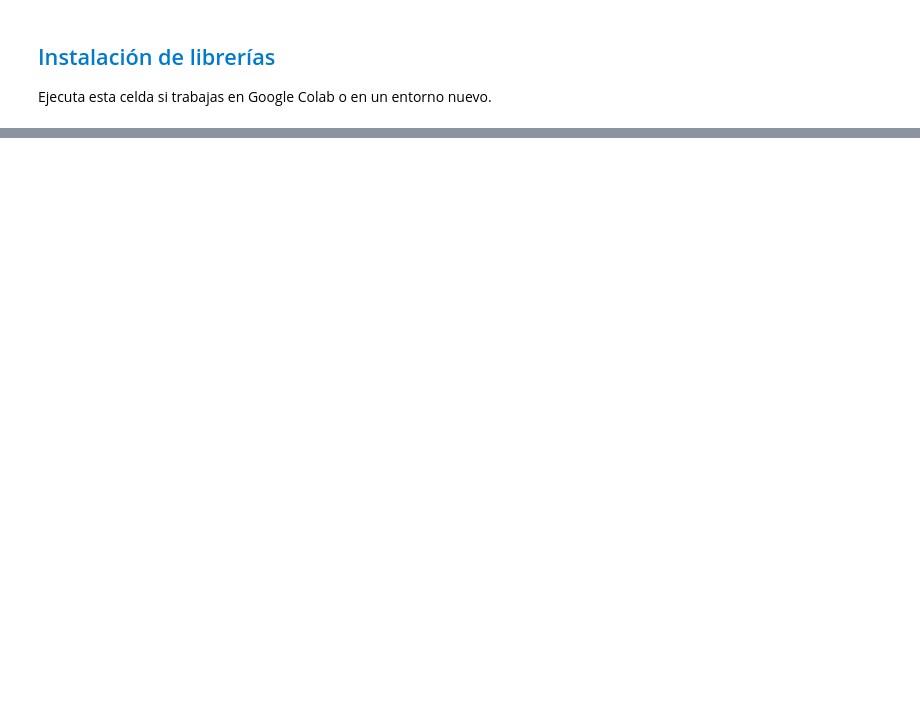
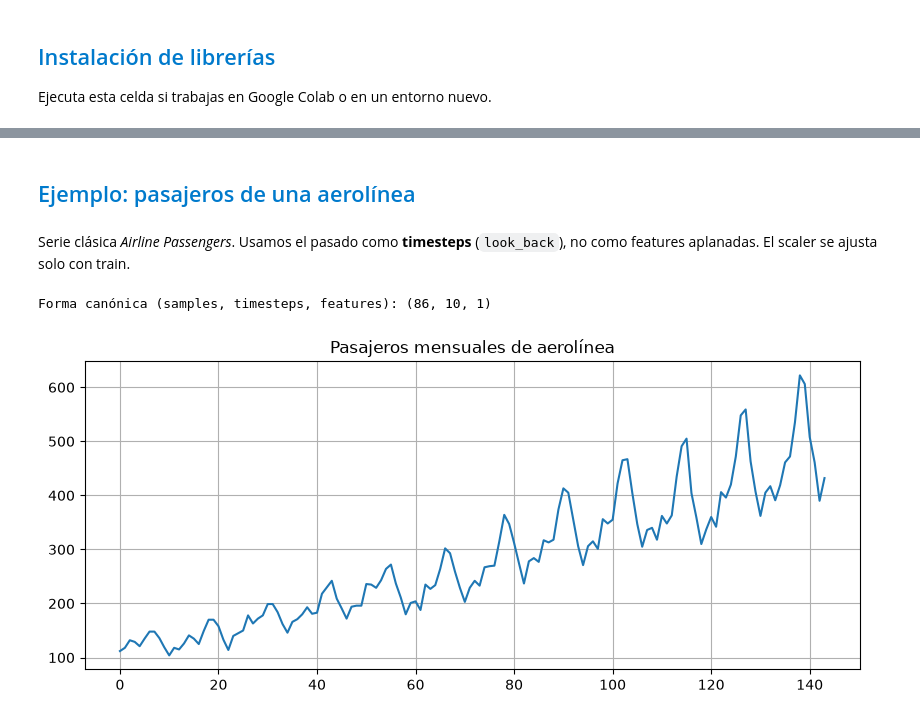
Before and after one commit to contreras-juan/Material-Ciencia-de-Datos, a Jupyter notebook: Deep_Learning/Cuadernos/07_RNN.ipynb, the cells around one changed output, grey strips where cells are left out. Drawn from its saved outputs; the diff is of its cells as text; code cells hidden in the pictures; blank space fills up the shorter version.

Commit message:
feature: Ajustar notas de RNN

```diff
--- a/Deep_Learning/Cuadernos/07_RNN.ipynb
+++ b/Deep_Learning/Cuadernos/07_RNN.ipynb
@@ -751,0 +384,34 @@ plt.show()
+# %% [markdown]
+<a id="airline"></a>
+<h2 style="color: #007ACC;">Ejemplo: pasajeros de una aerolínea</h2>
+# %% [markdown]
+Serie clásica *Airline Passengers*. Usamos el pasado como **timesteps** (`look_back`), no como features aplanadas. El scaler se ajusta solo con train.
+# %%
+AIRLINE_URL = "https://raw.githubusercontent.com/jbrownlee/Datasets/master/airline-passengers.csv"
+
+try:
+    df_air = pd.read_csv(AIRLINE_URL, usecols=[1], engine="python")
+except Exception as e:
+    raise RuntimeError("No se pudo descargar airline-passengers.csv.") from e
+
+series = df_air.values.astype("float32").flatten()
+split = int(len(series) * 0.67)
+train_raw, test_raw = series[:split], series[split:]
+
+scaler_air = MinMaxScaler()
+train_scaled = scaler_air.fit_transform(train_raw.reshape(-1, 1)).flatten()
+test_scaled = scaler_air.transform(test_raw.reshape(-1, 1)).flatten()
+
+look_back = 10
+trainX, trainY = make_sliding_window(train_scaled, look_back)
+testX, testY = make_sliding_window(test_scaled, look_back)
+print("Forma canónica (samples, timesteps, features):", trainX.shape)
+
+plt.figure(figsize=(10, 4))
+plt.plot(series)
+plt.title("Pasajeros mensuales de aerolínea")
+plt.grid(True)
+plt.show()
+# %% [output]
+Forma canónica (samples, timesteps, features): (86, 10, 1)
+[figure, added]
```
Also changed, not shown: parts of 121 cells of this notebook.
